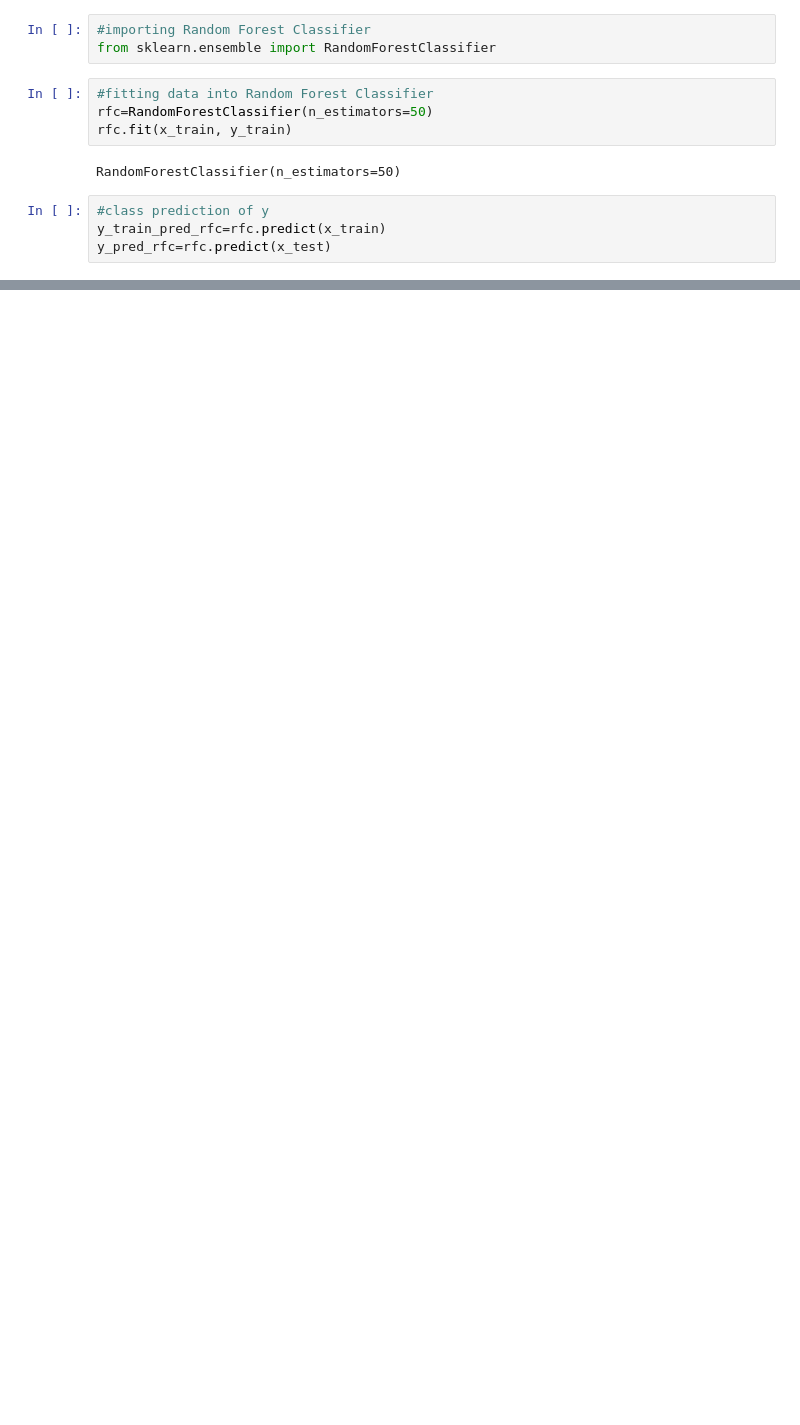
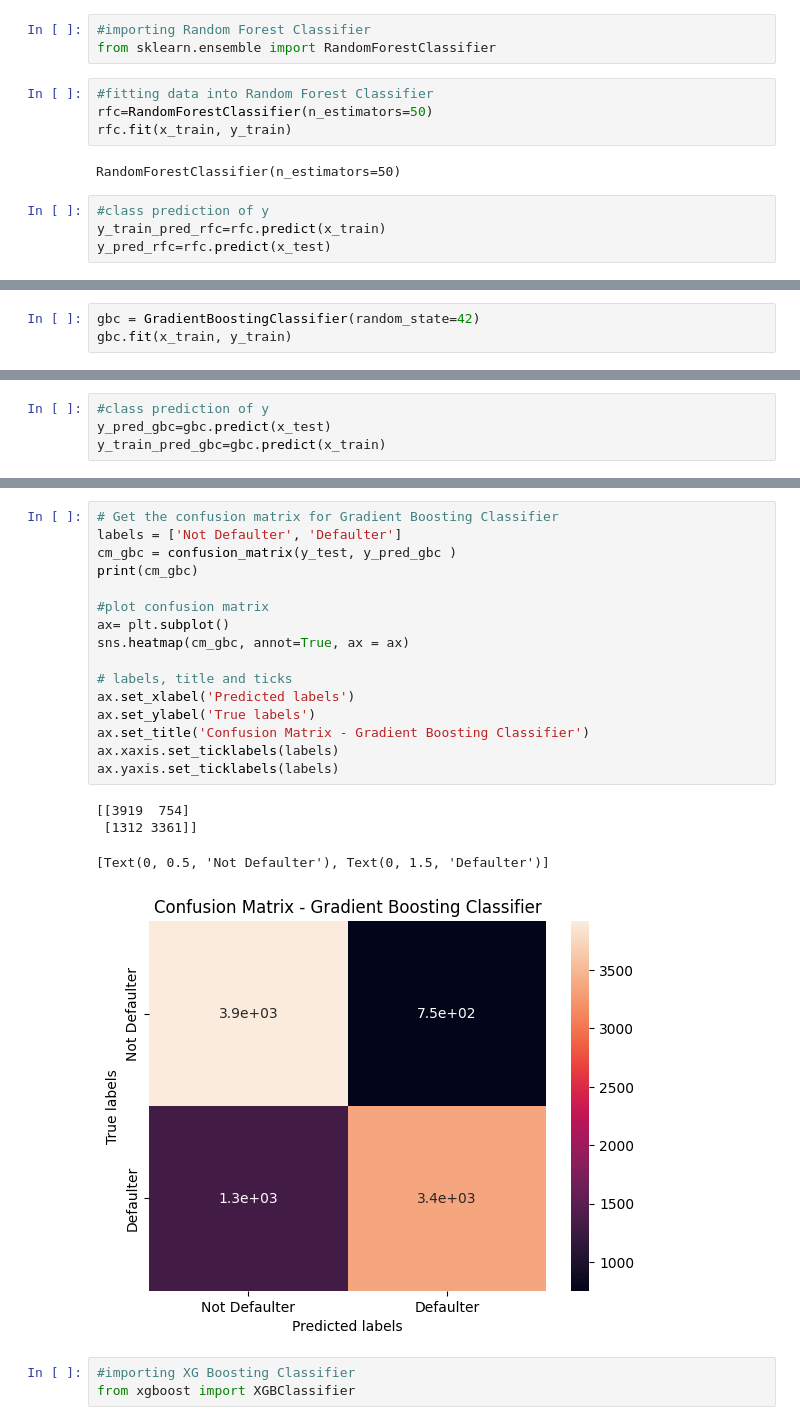
Before and after one commit to shaad4224/credit_card_default_prediction, a Jupyter notebook: Copy_of_credit_card_default_prediction.ipynb, the cells around one changed output, grey strips where cells are left out. Cells and saved outputs as stored; diff of their text form; blank space fills up the shorter version.

```diff
--- a/Copy_of_credit_card_default_prediction.ipynb
+++ b/Copy_of_credit_card_default_prediction.ipynb
@@ -772,0 +776,3 @@ ax.yaxis.set_ticklabels(labels)
+# %%
+gbc = GradientBoostingClassifier(random_state=42)
+gbc.fit(x_train, y_train)
@@ -772,0 +781,4 @@ ax.yaxis.set_ticklabels(labels)
+# %%
+#class prediction of y
+y_pred_gbc=gbc.predict(x_test)
+y_train_pred_gbc=gbc.predict(x_train)
@@ -772,0 +807,24 @@ ax.yaxis.set_ticklabels(labels)
+# %%
+# Get the confusion matrix for Gradient Boosting Classifier
+labels = ['Not Defaulter', 'Defaulter']
+cm_gbc = confusion_matrix(y_test, y_pred_gbc )
+print(cm_gbc)
+
+#plot confusion matrix
+ax= plt.subplot()
+sns.heatmap(cm_gbc, annot=True, ax = ax)
+
+# labels, title and ticks
+ax.set_xlabel('Predicted labels')
+ax.set_ylabel('True labels')
+ax.set_title('Confusion Matrix - Gradient Boosting Classifier')
+ax.xaxis.set_ticklabels(labels)
+ax.yaxis.set_ticklabels(labels)
+# %% [output]
+[[3919  754]
+ [1312 3361]]
+[Text(0, 0.5, 'Not Defaulter'), Text(0, 1.5, 'Defaulter')]
+[figure, added]
+# %%
+#importing XG Boosting Classifier
+from xgboost import XGBClassifier
```
Also changed, not shown: parts of 27 cells of this notebook.
